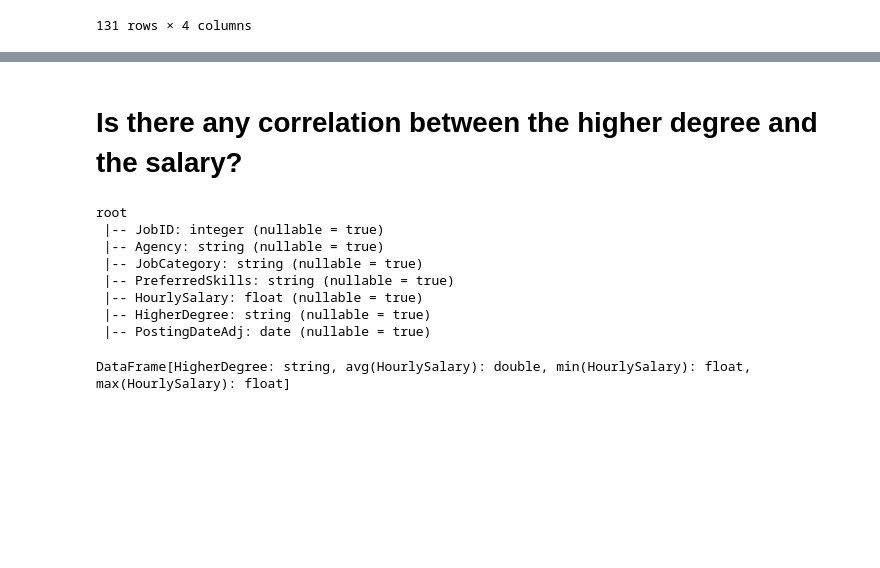
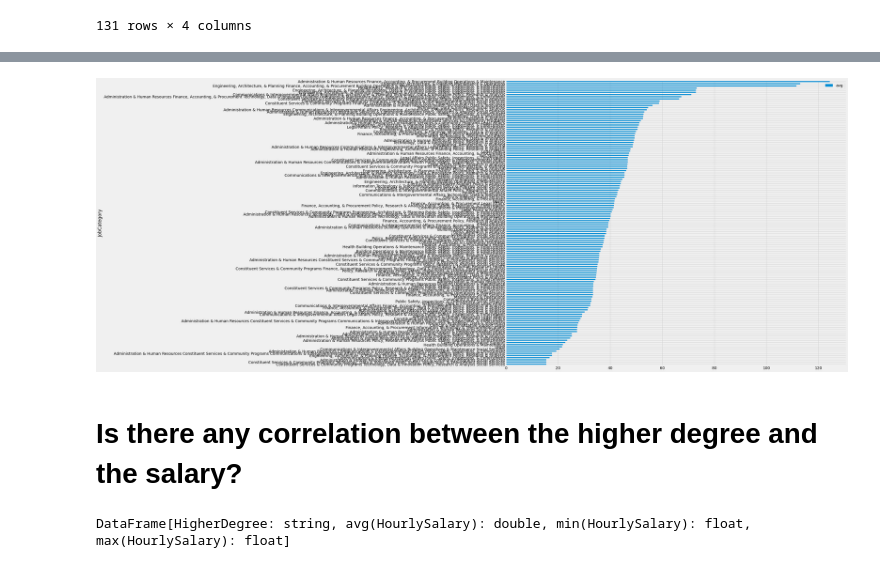
Before and after one commit to pvsidharthan/nse_analysis, a Jupyter notebook: src/notebook/Reports.ipynb, the cells around one changed output, grey strips where cells are left out. Cells and saved outputs as stored; diff of their text form; code cells hidden in the pictures; blank space fills up the shorter version.

```diff
--- a/src/notebook/Reports.ipynb
+++ b/src/notebook/Reports.ipynb
@@ -94,20 +100,14 @@ salary_dist_by_job_cat_df.sort('avg').toPandas().plot(x='JobCategory',y=['min','
+# %%
+salary_dist_by_job_cat_df.sort('avg').toPandas().plot.barh(x='JobCategory',y='avg');
+# %% [output]
+[figure, added]
 # %% [markdown]
+<a id='no3'></a>
 # Is there any correlation between the higher degree and the salary?
 # %%
 from pyspark.sql.functions import mean,min,max,when,col
 # %%
 import pandas as pd
-# %%
-df.printSchema()
-# %% [output]
-root
- |-- JobID: integer (nullable = true)
- |-- Agency: string (nullable = true)
- |-- JobCategory: string (nullable = true)
- |-- PreferredSkills: string (nullable = true)
- |-- HourlySalary: float (nullable = true)
- |-- HigherDegree: string (nullable = true)
- |-- PostingDateAdj: date (nullable = true)
 # %%
 df.groupby("HigherDegree").agg(mean("HourlySalary"),min("HourlySalary"),max("HourlySalary"))
 # %% [output]
```
Also changed, not shown: parts of 20 cells of this notebook, 12 other files.
